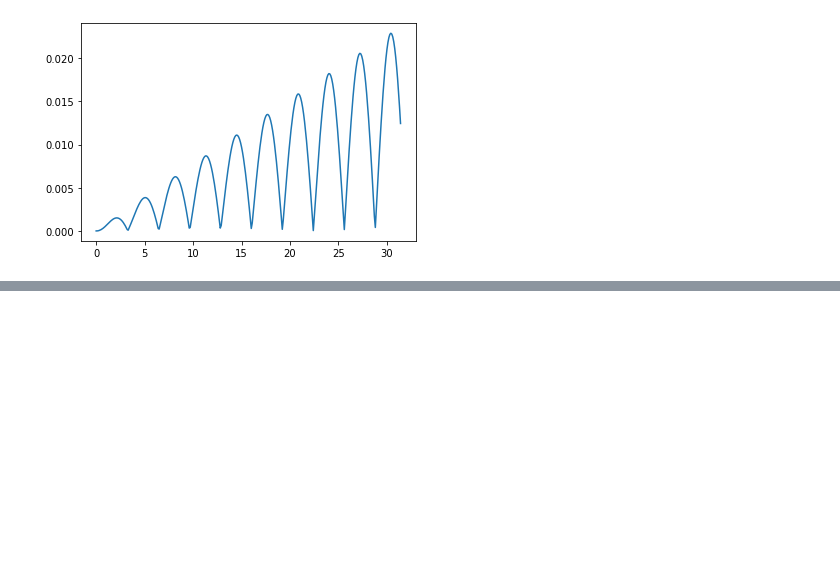
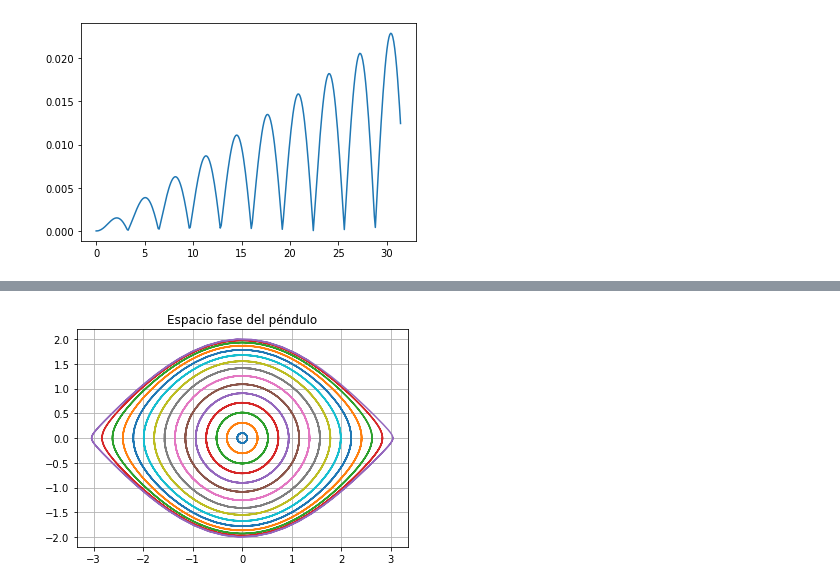
Before and after one commit to richmf/NotitasFisComp25-2, a Jupyter notebook: Clase 11 (EDO3).ipynb, the cells around one changed output, grey strips where cells are left out. Drawn from its saved outputs; the diff is of its cells as text; code cells hidden in the pictures; blank space fills up the shorter version.

```diff
--- a/Clase 11 (EDO3).ipynb
+++ b/Clase 11 (EDO3).ipynb
@@ -128,0 +181,14 @@ array([ 0.5       ,  0.49760287,  0.49042201,  0.47852064,  0.4620041 ,
+# %%
+t = np.linspace(0,10*np.pi,200)
+ci = np.linspace(0.1,np.pi-0.1,15)
+for ci_i in ci:
+    sol_ivp = spi.solve_ivp(pendulo_cff2,(0,10*np.pi),[ci_i,0],rtol=1e-8,atol=1e-8,dense_output=True)
+    th_vth = sol_ivp.sol(t)
+    plt.plot(th_vth[0],th_vth[1])
+
+plt.title('Espacio fase del péndulo')
+plt.grid()
+plt.gca().set_aspect('equal')
+plt.show()
+# %% [output]
+[figure, added]
```
Also changed, not shown: parts of 8 cells of this notebook.
